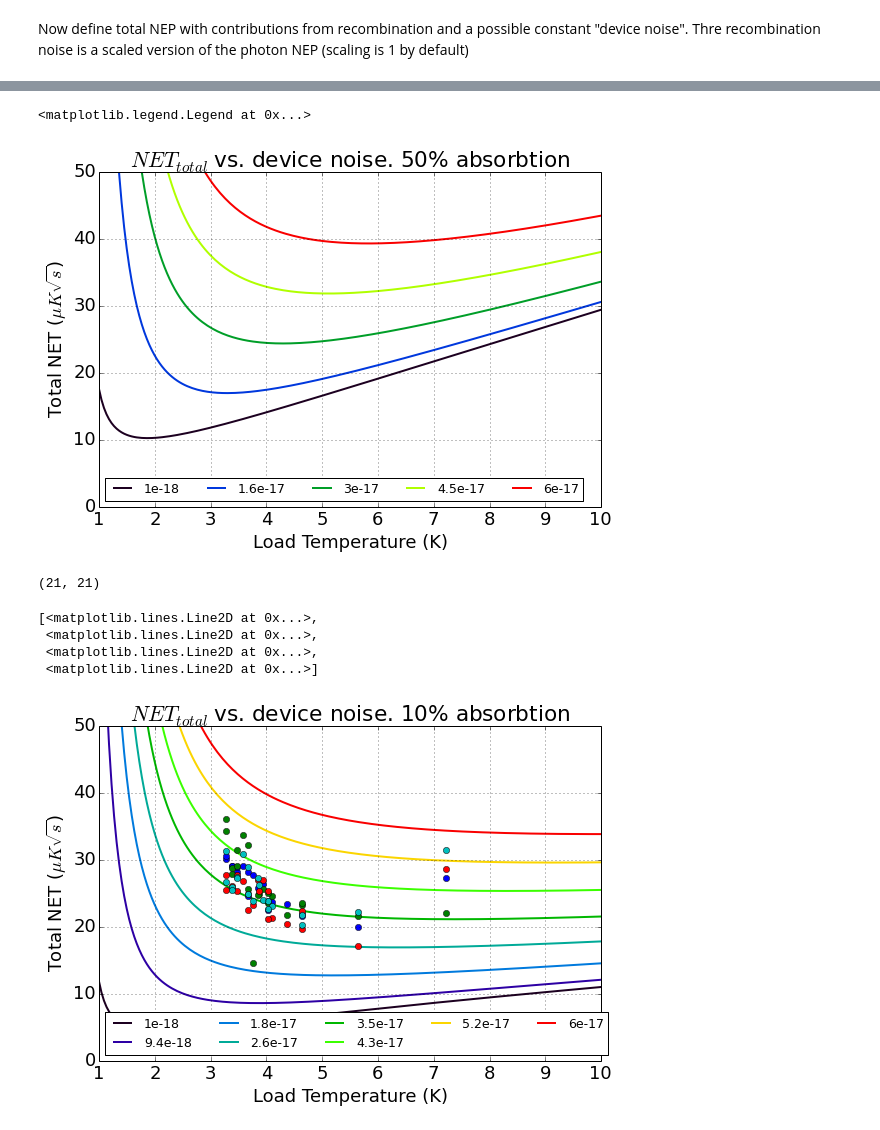
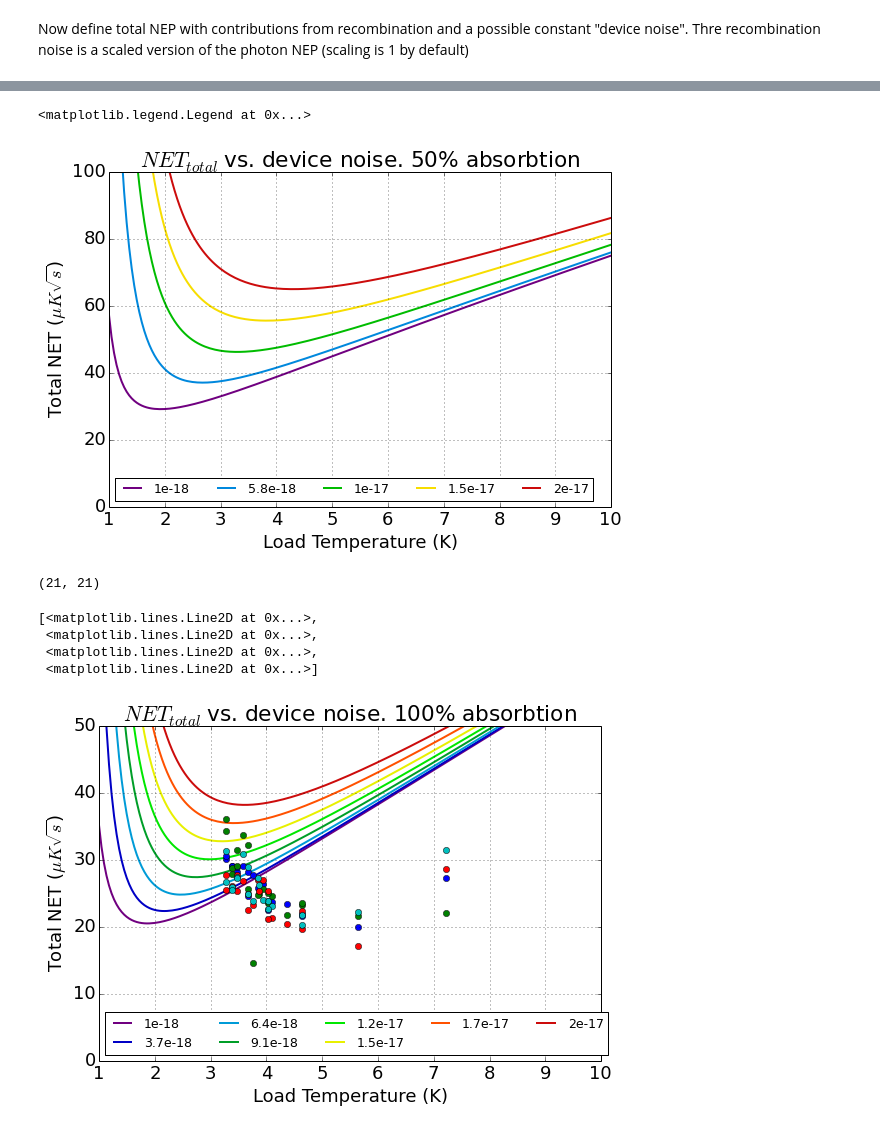
Before and after one commit to gitj/notebooks, a Jupyter notebook: 2014-03-04-blackbody-power.ipynb, the cells around one changed output, grey strips where cells are left out. Drawn from its saved outputs; the diff is of its cells as text; code cells hidden in the pictures.

```diff
--- a/2014-03-04-blackbody-power.ipynb
+++ b/2014-03-04-blackbody-power.ipynb
@@ -107,11 +116,11 @@ grid()
 # %%
-for frac in np.linspace(0.01,0.9,5):
-    plot(T,1e6*NEP_total(T,frac=frac,extra=2e-17)/(dPdT(T)*np.sqrt(2)),
-         color=plt.cm.spectral(frac),label=('%.0f%%' % (frac*100)))
-title('$NET_{total}$ vs. absorption fraction\nwith additional 2e-17 device noise')
+for frac in np.linspace(0.01,1,5):
+    plot(T,1e6*NEP_total(T,frac=frac,extra=1e-17)/(dPdT(T,frac=frac)*np.sqrt(2)),
+         color=plt.cm.spectral(frac/1.05),label=('%.0f%%' % (frac*100)))
+title('$NET_{total}$ vs. absorption fraction\nwith additional 1e-17 device noise')
 ylabel('Total NET ($\mu K \sqrt{s}$)')
 xlabel('Load Temperature (K)')
-ylim(0,50)
+ylim(0,100)
 legend(loc='upper left',ncol=5,prop=dict(size='x-small'))
 grid()
 # %% [output]
@@ -119,12 +128,12 @@ grid()
 # %%
 figure(figsize=(9,6))
-for frac in np.linspace(0.01,0.6,5):
-    plot(T,1e6*NEP_total(T,frac=0.1,extra=frac*1e-16)/(dPdT(T)*np.sqrt(2)),
-         color=plt.cm.spectral(frac/0.7), label=('%.2g' % (frac*1e-16)))
-title('$NET_{total}$ vs. device noise. 10% absorbtion')
+for frac in np.linspace(0.01,0.2,5):
+    plot(T,1e6*NEP_total(T,frac=0.9,extra=frac*1e-16)/(dPdT(T,frac=0.9)*np.sqrt(2)),
+         color=plt.cm.spectral(frac/0.21), label=('%.2g' % (frac*1e-16)))
+title('$NET_{total}$ vs. device noise. 90% absorbtion')
 ylabel('Total NET ($\mu K \sqrt{s}$)')
 xlabel('Load Temperature (K)')
-ylim(0,50)
+ylim(0,100)
 grid()
 legend(loc='lower left',ncol=5,prop=dict(size='x-small'))
 # %% [output]
@@ -133,41 +142,41 @@ legend(loc='lower left',ncol=5,prop=dict(size='x-small'))
 # %%
 figure(figsize=(9,6))
-for frac in np.linspace(0.01,0.6,5):
-    plot(T,1e6*NEP_total(T,frac=0.5,extra=frac*1e-16)/(dPdT(T)*np.sqrt(2)),
-         color=plt.cm.spectral(frac/0.7), label=('%.2g' % (frac*1e-16)))
+for frac in np.linspace(0.01,0.2,5):
+    plot(T,1e6*NEP_total(T,frac=0.5,extra=frac*1e-16)/(dPdT(T,frac=0.5)*np.sqrt(2)),
+         color=plt.cm.spectral(frac/0.21), label=('%.2g' % (frac*1e-16)))
 title('$NET_{total}$ vs. device noise. 50% absorbtion')
 ylabel('Total NET ($\mu K \sqrt{s}$)')
 xlabel('Load Temperature (K)')
-ylim(0,50)
+ylim(0,100)
 grid()
 legend(loc='lower left',ncol=5,prop=dict(size='x-small'))
 # %% [output]
 <matplotlib.legend.Legend at 0x...>
-[figure, old version]
+[figure, new version]
 # %%
-d = np.loadtxt('workspace/apps/2013-03-03-sc5x4_08f1310_NETs.csv',delimiter=',')
+d = np.loadtxt('/home/gjones/workspace/apps/2013-03-03-sc5x4_08f1310_NETs.csv',delimiter=',')
 # %%
 d.shape
 # %% [output]
 (21, 21)
 # %%
 figure(figsize=(9,6))
-for frac in np.linspace(0.01,0.6,8):
-    plot(T,1e6*NEP_total(T,frac=0.1,extra=frac*1e-16)/(dPdT(T)*np.sqrt(2)),
-         color=plt.cm.spectral(frac/0.7), label=('%.2g' % (frac*1e-16)))
-title('$NET_{total}$ vs. device noise. 10% absorbtion')
+for frac in np.linspace(0.01,0.2,8):
+    plot(T,1e6*NEP_total(T,frac=1,extra=frac*1e-16)/(dPdT(T,frac=1)*np.sqrt(2)),
+         color=plt.cm.spectral(frac/0.21), label=('%.2g' % (frac*1e-16)))
+title('$NET_{total}$ vs. device noise. 100% absorbtion')
 ylabel('Total NET ($\mu K \sqrt{s}$)')
 xlabel('Load Temperature (K)')
 ylim(0,50)
 grid()
 legend(loc='lower left',ncol=5,prop=dict(size='x-small'))
 plot(d[:,0],d[:,[6,7,8,9]],'o')
 # %% [output]
 [<matplotlib.lines.Line2D at 0x...>,
  <matplotlib.lines.Line2D at 0x...>,
  <matplotlib.lines.Line2D at 0x...>,
  <matplotlib.lines.Line2D at 0x...>]
-[figure, old version]
+[figure, new version]
 # %%
 figure(figsize=(9,6))
 for frac in np.linspace(0.01,0.9,8):
```
Also changed, not shown: parts of 15 cells of this notebook, 1 other file.
